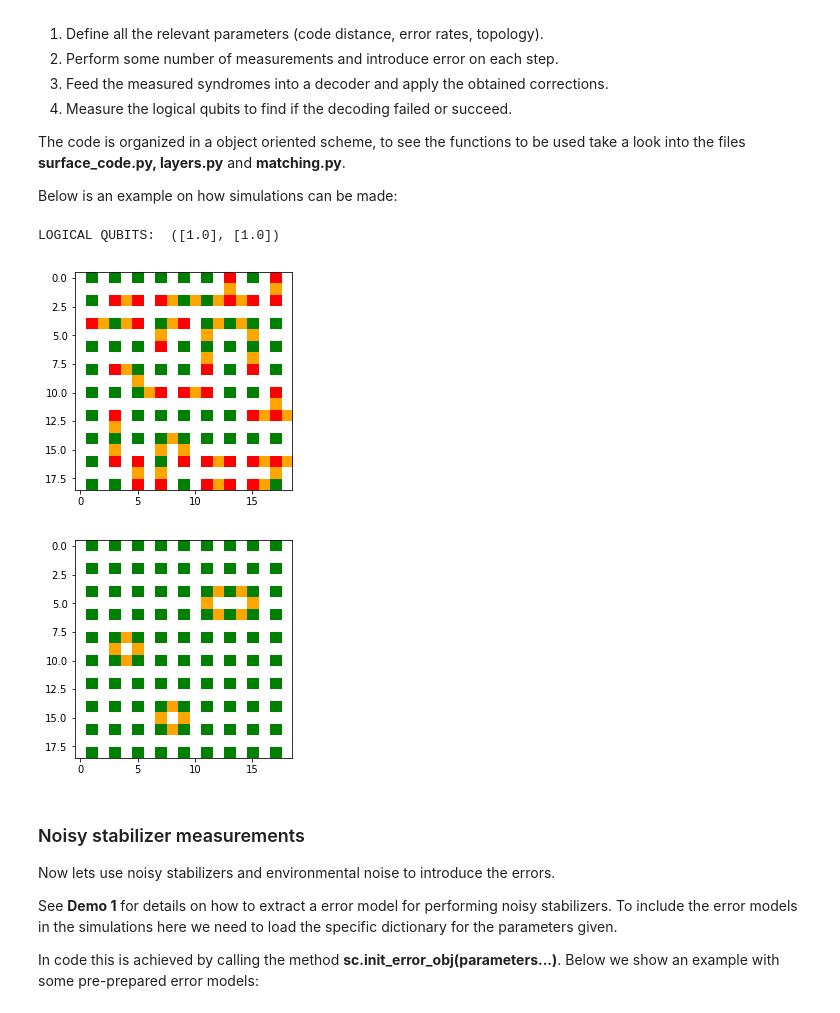
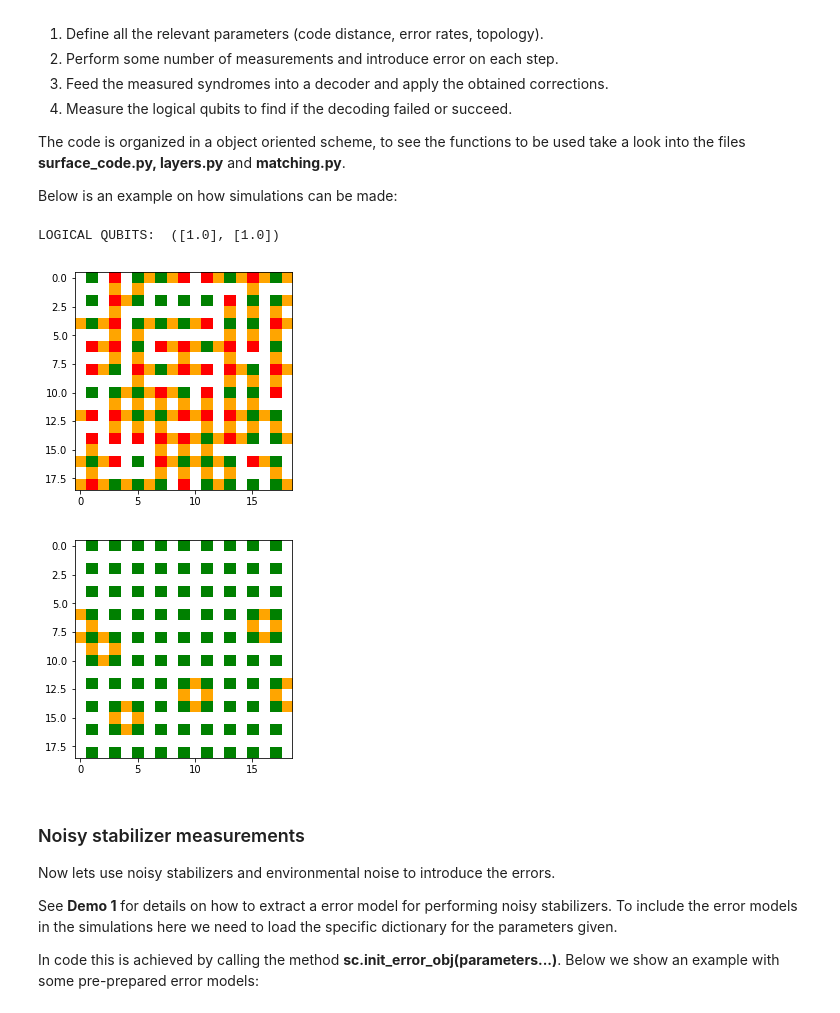
Before and after one commit to evalvarez12/Distributed_Surface_Code, a Jupyter notebook: Demo2 - Surface Code.ipynb, the cells around one changed output. Saved outputs shown, nothing was run; the diff lists cells and outputs as text; code cells hidden in the pictures.

```diff
--- a/Demo2 - Surface Code.ipynb
+++ b/Demo2 - Surface Code.ipynb
@@ -30,11 +30,11 @@ sc = surface_code.SurfaceCode(distance, topology)
 lc = layers.Layers(sc)
 
 # Error rates
-p = 0.022 # Quit error rate
-q = 0.022 # Measurement error rate
+p = 0.005 # Quit error rate
+q = 0.005 # Measurement error rate
 
 # Number of stabilizer measurements
-cycles = 10
+cycles = 500
 
 # Take measurements and apply errors
 for t in range(cycles):
@@ -50,35 +50,35 @@ lc.add()
 # We only plot the stars since erros is only deplahsing
 sc.plot("star")
 
 # Decode and apply corrections
 lc.decode()
 
 # Sanity check for errors in decoding and correcting
 sc.measure_all_stabilizers()
 if (sc.qubits[:, sc.tags != "Q"] == -1).any():
     print("FAILURE CORRECTING")
 
 # Plot the corrected code
 sc.plot("star")
 
 # Measure logical qubit
 logical = sc.measure_logical()
 
 # Check if a logical error happens
 print("LOGICAL QUBITS: ", logical)
 if -1 in logical[0] or -1 in logical[1]:
    print("LOGICAL QUBIT ERROR")
 
 
 plt.show()
 
 # Reset the surface code and erase all the stored measurements
 lc.reset()
 sc.reset()
 # %% [output]
 LOGICAL QUBITS:  ([1.0], [1.0])
-[figure, old version]
+[figure, new version]
-[figure, old version]
+[figure, new version]
 # %% [markdown]
 ### Noisy stabilizer measurements
 Now lets use noisy stabilizers and environmental noise to introduce the errors.
```
Also changed, not shown: parts of 2 cells of this notebook, 1 other file.
